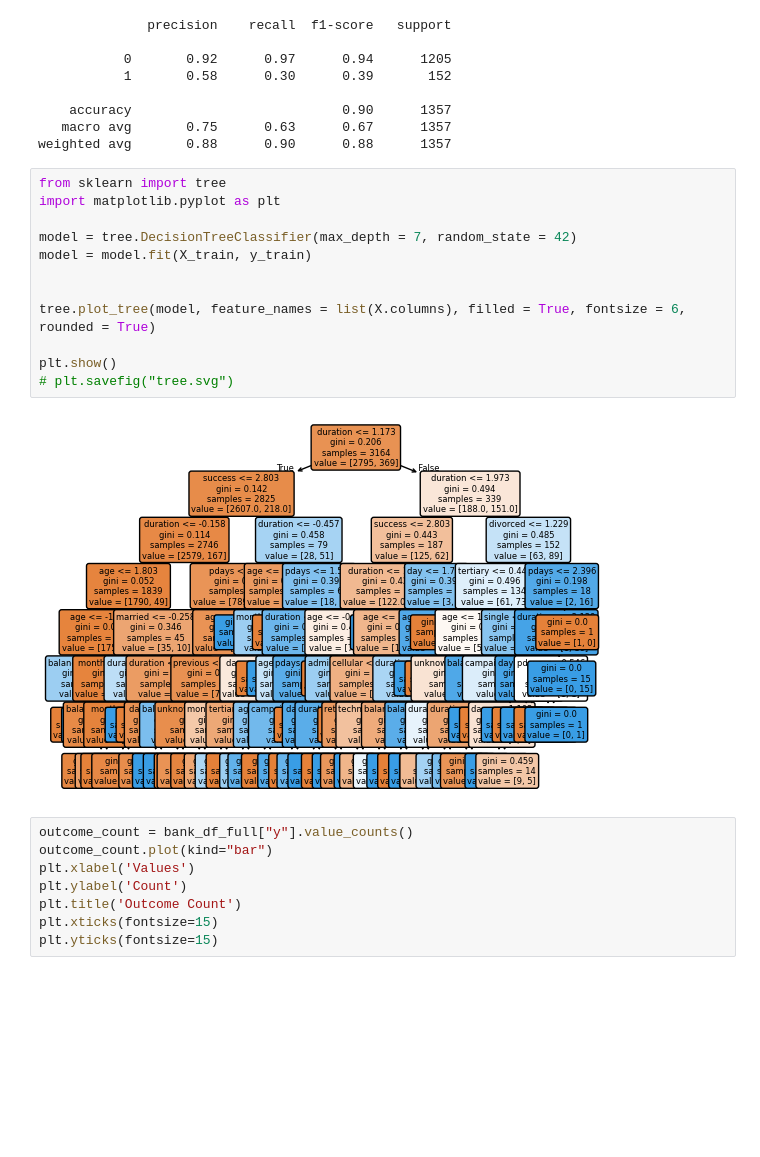
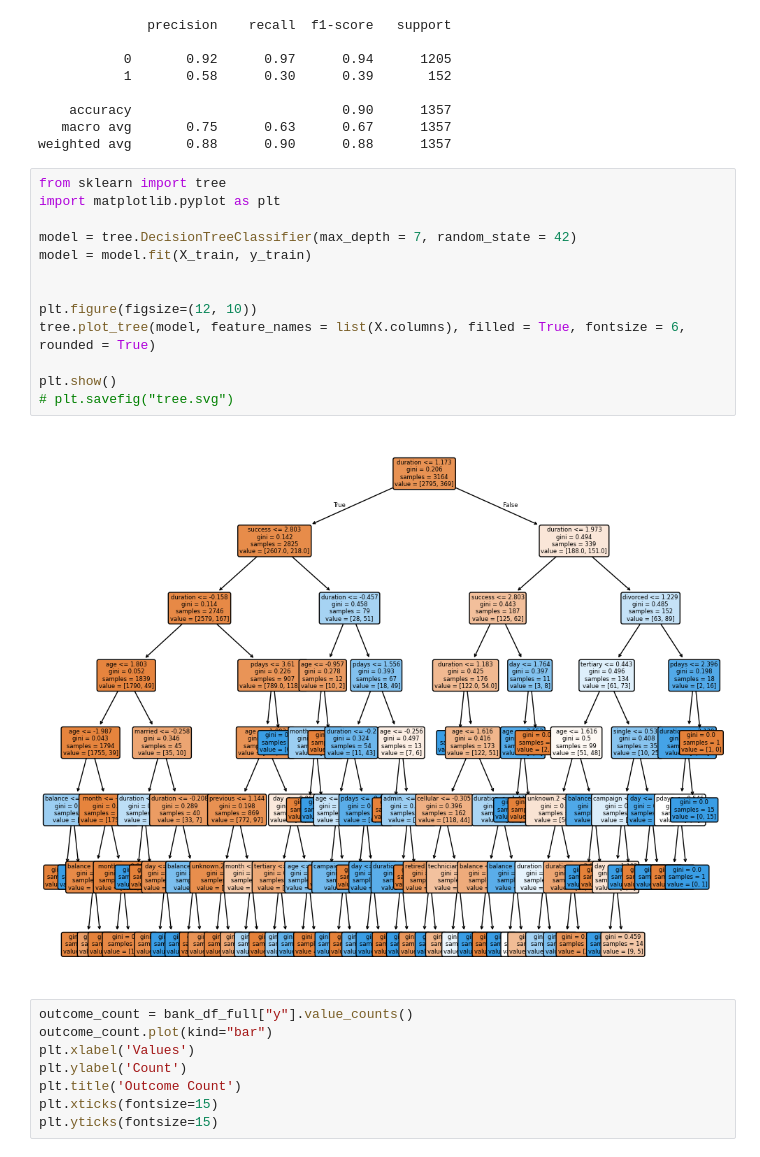
Before and after one commit to tsdandekar24/final_project, a Jupyter notebook: ml_and_visuals.ipynb, the cells around one changed output. Cells and saved outputs as stored; diff of their text form; blank space fills up the shorter version.

```diff
--- a/ml_and_visuals.ipynb
+++ b/ml_and_visuals.ipynb
@@ -135,17 +135,18 @@ weighted avg       0.88      0.90      0.88      1357
 # %%
 from sklearn import tree
 import matplotlib.pyplot as plt
 
 model = tree.DecisionTreeClassifier(max_depth = 7, random_state = 42)
 model = model.fit(X_train, y_train)
 
 
+plt.figure(figsize=(12, 10))
 tree.plot_tree(model, feature_names = list(X.columns), filled = True, fontsize = 6, rounded = True)
 
 plt.show()
 # plt.savefig("tree.svg")
 # %% [output]
-[figure, old version]
+[figure, new version]
 # %%
 outcome_count = bank_df_full["y"].value_counts()
 outcome_count.plot(kind="bar")
```
Also changed, not shown: parts of 2 cells of this notebook.
